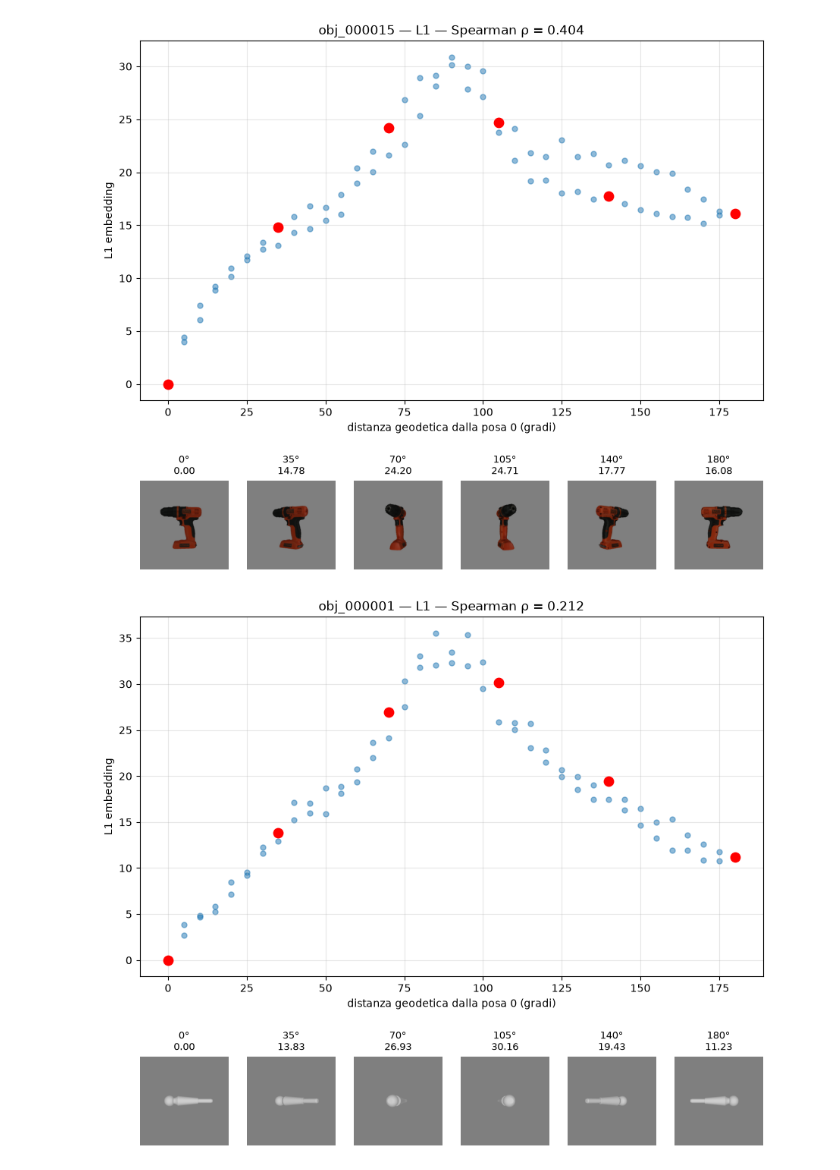
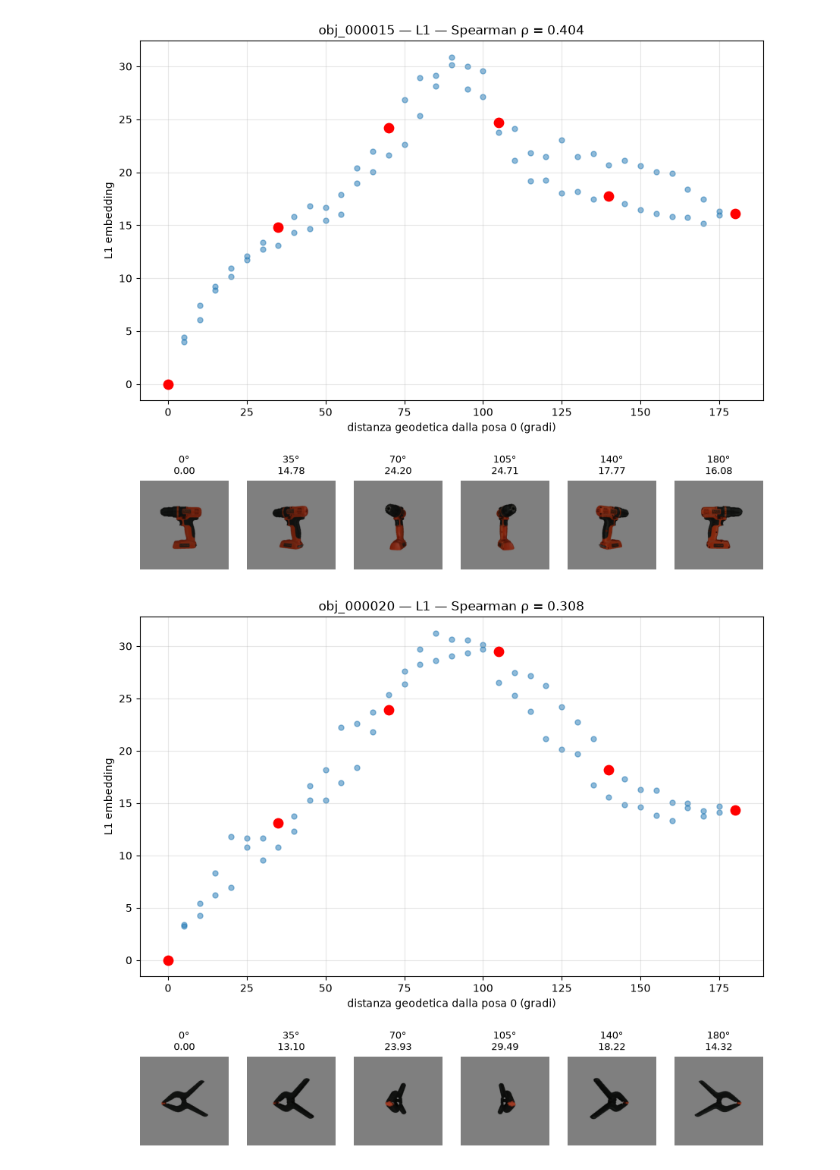
Before and after one commit to Saiukk/PoseJEPA, a Jupyter notebook: Script/Notebook/experiments.ipynb, the cells around one changed output. Drawn from its saved outputs; the diff is of its cells as text; code cells hidden in the pictures.

```diff
--- a/Script/Notebook/experiments.ipynb
+++ b/Script/Notebook/experiments.ipynb
@@ -158,7 +160,7 @@ import pandas as pd
 from scipy.spatial.transform import Rotation
 from scipy.stats import spearmanr
 
-def plot_object(obj_name, dataset="ycbv", layers=[-1], token="ptc", metric="cos_dist"):
+def plot_object(obj_name, dataset="ycbv", layers=[-1], token="cls", metric="cos_dist"):
     # 1. leggi il CSV e filtra l'oggetto
     df = pd.read_csv(RENDERS / dataset / "gt_poses.csv")
     df = df[df["object"] == obj_name].reset_index(drop=True)
@@ -231,7 +310,7 @@ import pandas as pd
 from scipy.spatial.transform import Rotation
 from scipy.stats import spearmanr
 
-def plot_object(obj_name, dataset="ycbv", layers=[-1], token="patch", metric="L1"):
+def plot_object(obj_name, dataset="ycbv", layers=[-1], token="ptc", metric="L1"):
     # 1. leggi il CSV e filtra l'oggetto
     df = pd.read_csv(RENDERS / dataset / "gt_poses.csv")
     df = df[df["object"] == obj_name].reset_index(drop=True)
@@ -377,7 +533,7 @@ import pandas as pd
 from scipy.spatial.transform import Rotation
 from scipy.stats import spearmanr
 
-def plot_object(obj_name, dataset="xyzibd", layers=[-1], token="pool", metric="cos_dist"):
+def plot_object(obj_name, dataset="ycbv", layers=[-1], token="pool", metric="cos_dist"):
     # 1. leggi il CSV e filtra l'oggetto
     df = pd.read_csv(RENDERS / dataset / "gt_poses.csv")
     df = df[df["object"] == obj_name].reset_index(drop=True)
@@ -413,32 +569,32 @@ def plot_object(obj_name, dataset="xyzibd", layers=[-1], token="pool", metric="c
 
     # 6 viste equispaziate lungo l'asse degli angoli
     order = np.argsort(angles)
     sel = order[np.linspace(0, len(order) - 1, 6).astype(int)]
 
     # --- figura: scatter sopra + 6 viste sotto ---
     fig, axes = plt.subplots(2, 1, figsize=(9, 8),
                              gridspec_kw={"height_ratios": [3, 1.4]})
     axes[0].scatter(angles, dists, s=25, alpha=0.5)
     axes[0].scatter(angles[sel], dists[sel], s=80, color="red", zorder=5)
     axes[0].set_xlabel("distanza geodetica dalla posa 0 (gradi)")
     axes[0].set_ylabel(f"{metric} embedding")
     axes[0].set_title(f"{obj_name} — {metric} — Spearman ρ = {rho:.3f}")
     axes[0].grid(alpha=0.3)
 
     gs = axes[1].get_subplotspec().subgridspec(1, 6)
     axes[1].remove()
     for k, idx in enumerate(sel):
         ax = fig.add_subplot(gs[0, k])
         ax.imshow(Image.open(RENDERS / df.loc[idx, "image"]).convert("RGB"))
         ax.set_title(f"{angles[idx]:.0f}°\n{dists[idx]:.2f}", fontsize=9)
         ax.axis("off")
 
     plt.tight_layout()
     plt.show()
 
 
-OBJECTS = ["obj_000001"]#, "obj_000002", "obj_000003", "obj_000015"]
+OBJECTS = ["obj_000020"]#, "obj_000002", "obj_000003", "obj_000015"]
 for obj in OBJECTS:
     plot_object(obj, metric="L1")
 # %% [output]
-[figure, old version]
+[figure, new version]
```
Also changed, not shown: parts of 24 cells of this notebook, 1 other file.
